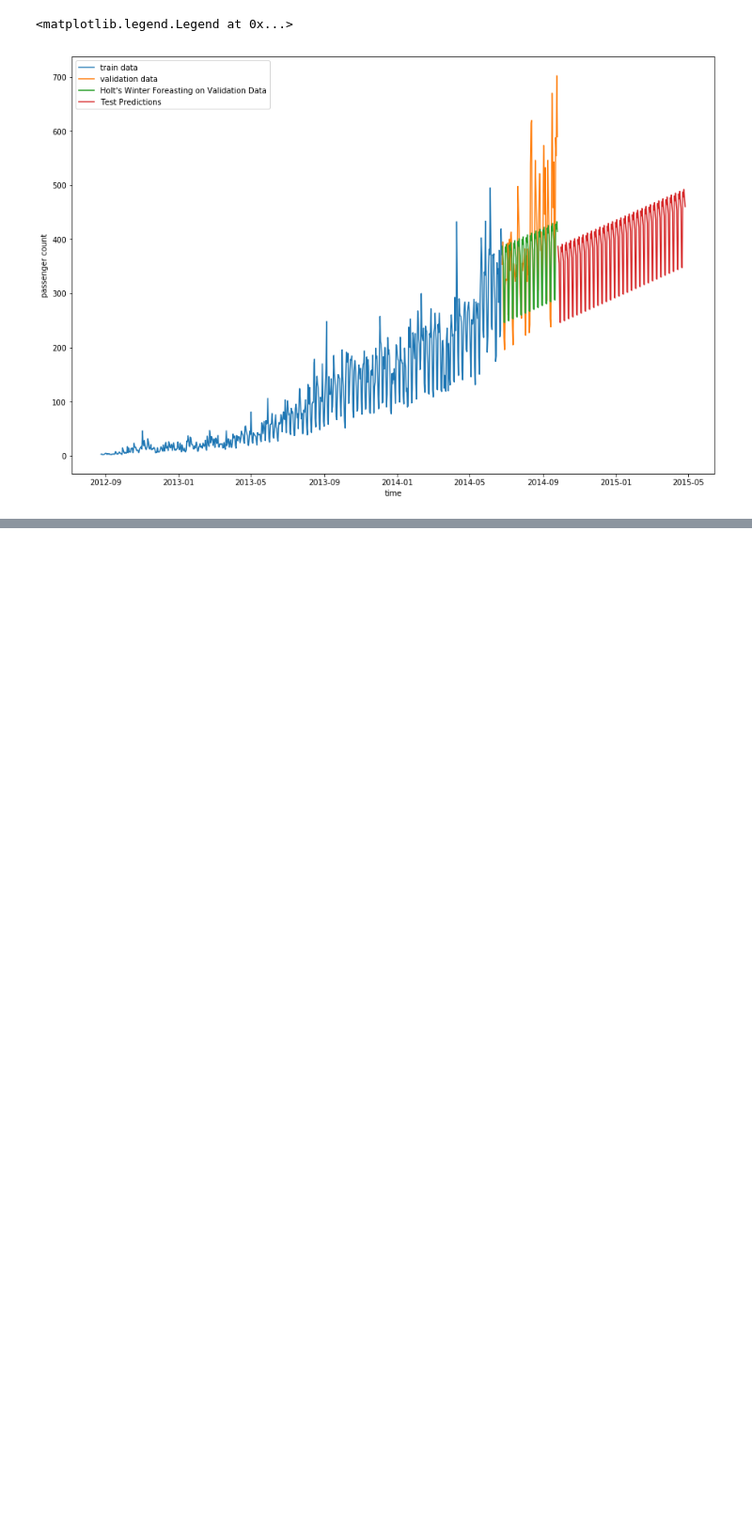
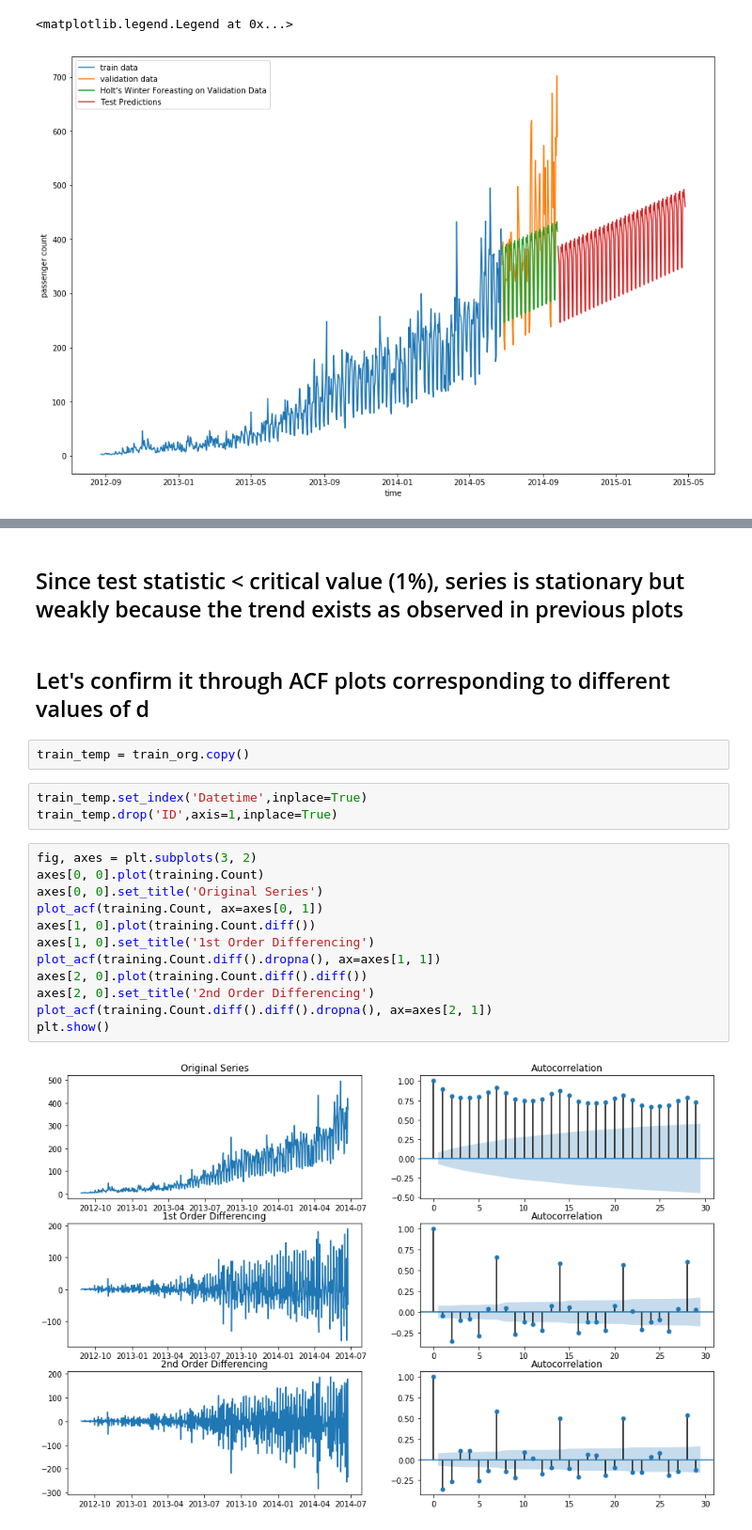
Before and after one commit to TheAbhishekJha/TimeSeries, a Jupyter notebook: TSnotebook.ipynb, the cells around one changed output, grey strips where cells are left out. Shown at 94% size. Drawn from its saved outputs; the diff is of its cells as text; blank space fills up the shorter version.

```diff
--- a/TSnotebook.ipynb
+++ b/TSnotebook.ipynb
@@ -623,0 +651,23 @@ plt.legend(['train data','validation data',"Holt's Winter Foreasting on Validati
+# %% [markdown]
+## Since test statistic < critical value (1%), series is stationary but weakly because the trend exists as observed in previous plots
+# %% [markdown]
+## Let's confirm it through ACF plots corresponding to different values of d
+# %%
+train_temp = train_org.copy()
+# %%
+train_temp.set_index('Datetime',inplace=True)
+train_temp.drop('ID',axis=1,inplace=True)
+# %%
+fig, axes = plt.subplots(3, 2)
+axes[0, 0].plot(training.Count)
+axes[0, 0].set_title('Original Series')
+plot_acf(training.Count, ax=axes[0, 1])
+axes[1, 0].plot(training.Count.diff())
+axes[1, 0].set_title('1st Order Differencing')
+plot_acf(training.Count.diff().dropna(), ax=axes[1, 1])
+axes[2, 0].plot(training.Count.diff().diff())
+axes[2, 0].set_title('2nd Order Differencing')
+plot_acf(training.Count.diff().diff().dropna(), ax=axes[2, 1])
+plt.show()
+# %% [output]
+[figure, added]
```
Also changed, not shown: parts of 30 cells of this notebook.
